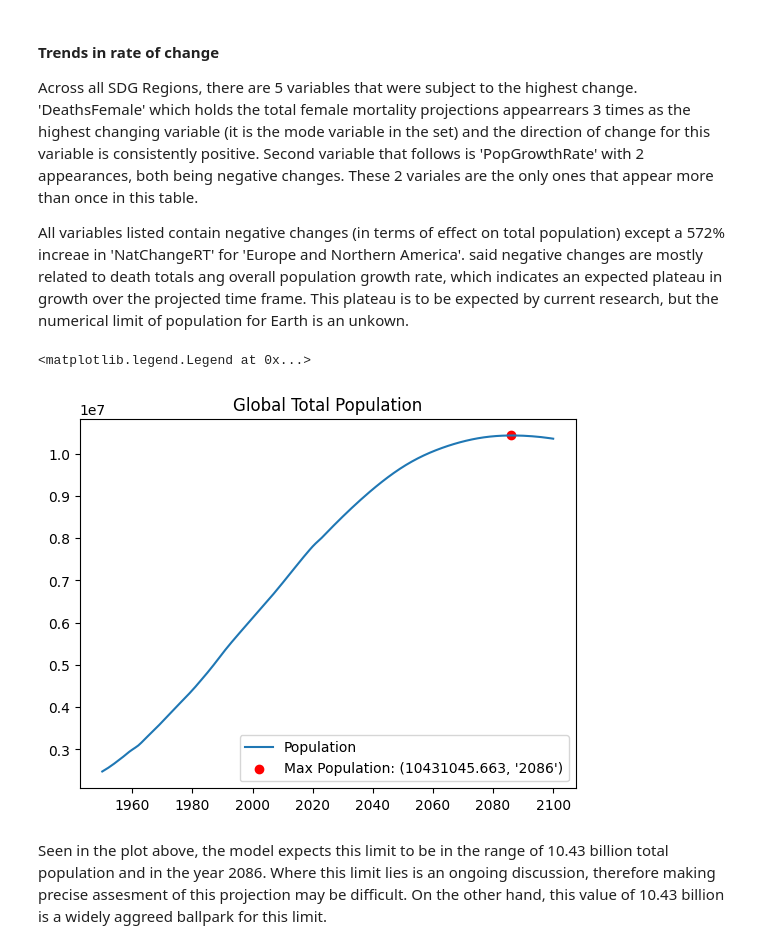
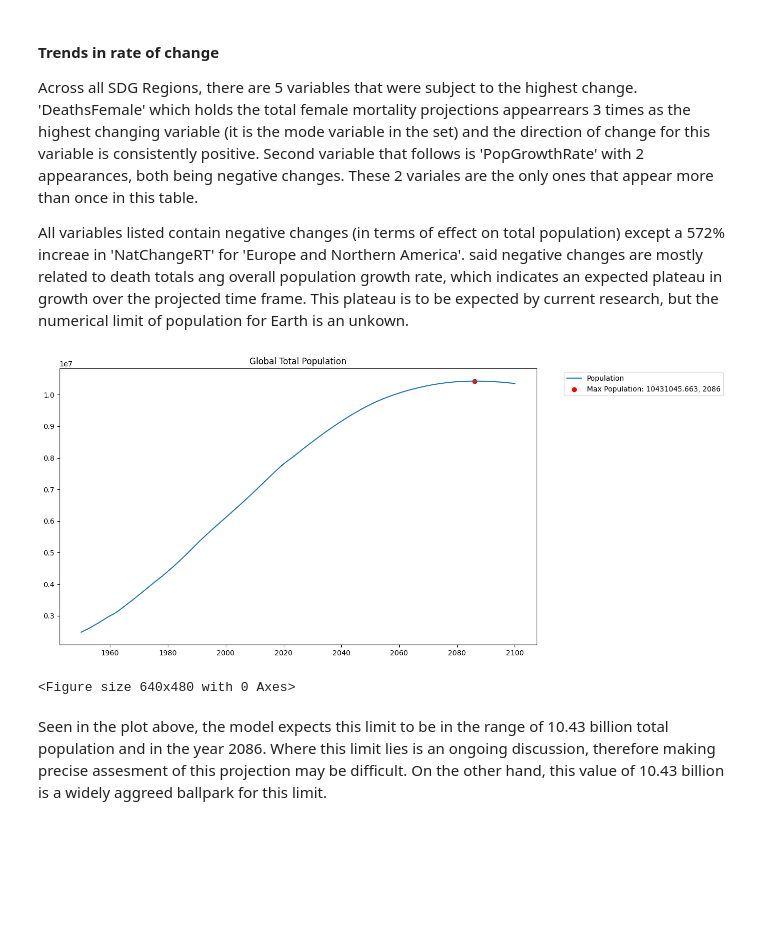
Before and after one commit to GongJr0/UW_Data_Science_Population_Analysis, a Jupyter notebook: Analysis.ipynb, the cells around one changed output. Cells and saved outputs as stored; diff of their text form; code cells hidden in the pictures; blank space fills up the shorter version.

```diff
--- a/Analysis.ipynb
+++ b/Analysis.ipynb
@@ -249,20 +249,29 @@ Across all SDG Regions, there are 5 variables that were subject to the highest c
 
 All variables listed contain negative changes (in terms of effect on total population) except a 572% increae in 'NatChangeRT' for 'Europe and Northern America'. said negative changes are mostly related to death totals ang overall population growth rate, which indicates an expected plateau in growth over the projected time frame. This plateau is to be expected by current research, but the numerical limit of population for Earth is an unkown.
 # %%
-plt.plot(df.loc[df['LocID'] == 900].index, df.loc[df['LocID'] == 900].TPopulation1Jan, label='Population')
-
 popGlobal = df.loc[df['LocID'] == 900]
-
 maxPopGlobal = popGlobal.loc[popGlobal['TPopulation1Jan'] == popGlobal['TPopulation1Jan'].max()]
 
-plt.scatter(maxPopGlobal.index, maxPopGlobal['TPopulation1Jan'], color='red', label=f"Max Population: {maxPopGlobal['TPopulation1Jan'].values[0],
-            np.datetime_as_string(maxPopGlobal['Time'].values[0], unit='Y')}")
+plt.figure(figsize=(12,7))
+
+plt.plot(popGlobal.index ,popGlobal['TPopulation1Jan'], label=f'Population')
+
+plt.scatter(
+    maxPopGlobal.index,
+    maxPopGlobal['TPopulation1Jan'],
+    color='red',
+    label=f"Max Population: {maxPopGlobal['TPopulation1Jan'].values[0]}, {np.datetime_as_string(maxPopGlobal['Time'].values[0], unit='Y')}"
+)
+
+plt.legend(bbox_to_anchor=(1.05, 1), loc='upper left')
+
 
 plt.title('Global Total Population')
-plt.legend()
+plt.show()
+plt.clf()
 # %% [output]
+[figure, new version]
-<matplotlib.legend.Legend at 0x...>
+<Figure size 640x480 with 0 Axes>
-[figure, old version]
 # %% [markdown]
 Seen in the plot above, the model expects this limit to be in the range of 10.43 billion total population and in the year 2086. Where this limit lies is an ongoing discussion, therefore making precise assesment of this projection may be difficult. On the other hand, this value of 10.43 billion is a widely aggreed ballpark for this limit.
 # %% [markdown]
```
